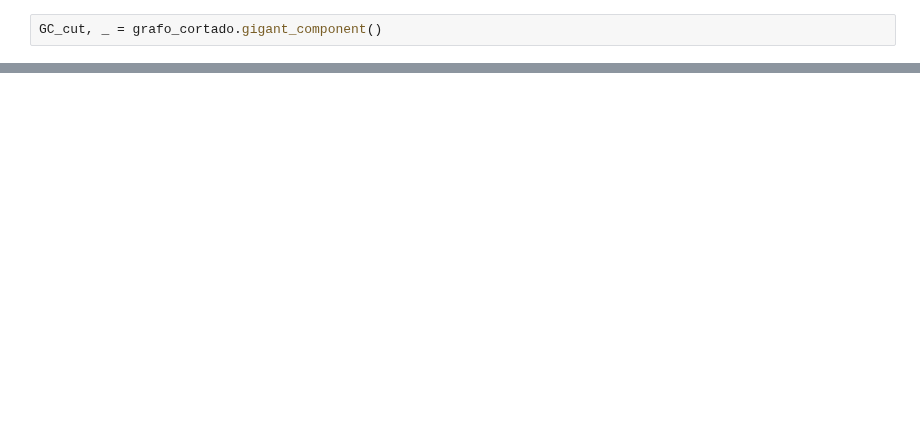
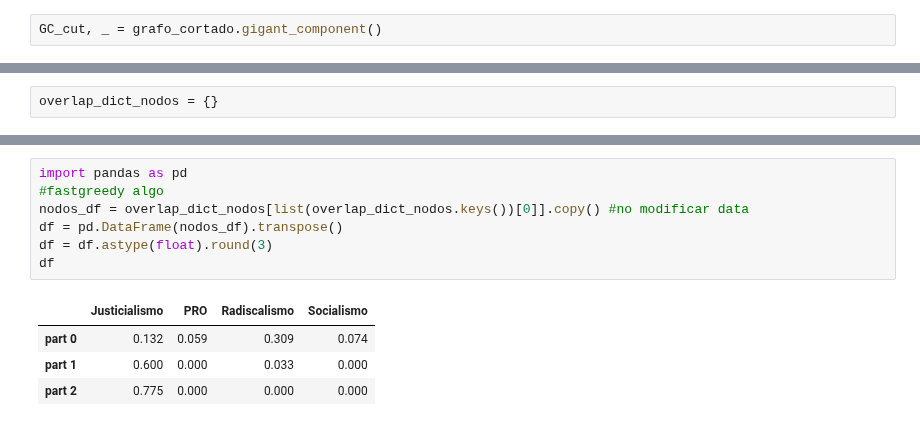
Before and after one commit to LunaKadysz/Redes, a Jupyter notebook: TP_Final/TheCongress/only_postive_edges.ipynb, the cells around one changed output, grey strips where cells are left out. Drawn from its saved outputs; the diff is of its cells as text; blank space fills up the shorter version.

```diff
--- a/TP_Final/TheCongress/only_postive_edges.ipynb
+++ b/TP_Final/TheCongress/only_postive_edges.ipynb
@@ -120,0 +176,2 @@ plt.show()
+# %%
+overlap_dict_nodos = {}
@@ -120,0 +227,12 @@ plt.show()
+# %%
+import pandas as pd
+#fastgreedy algo
+nodos_df = overlap_dict_nodos[list(overlap_dict_nodos.keys())[0]].copy() #no modificar data
+df = pd.DataFrame(nodos_df).transpose()
+df = df.astype(float).round(3)
+df
+# %% [output]
+|  | Justicialismo | PRO | Radiscalismo | Socialismo |
+| part 0 | 0.132 | 0.059 | 0.309 | 0.074 |
+| part 1 | 0.600 | 0.000 | 0.033 | 0.000 |
+| part 2 | 0.775 | 0.000 | 0.000 | 0.000 |
```
Also changed, not shown: parts of 13 cells of this notebook.
